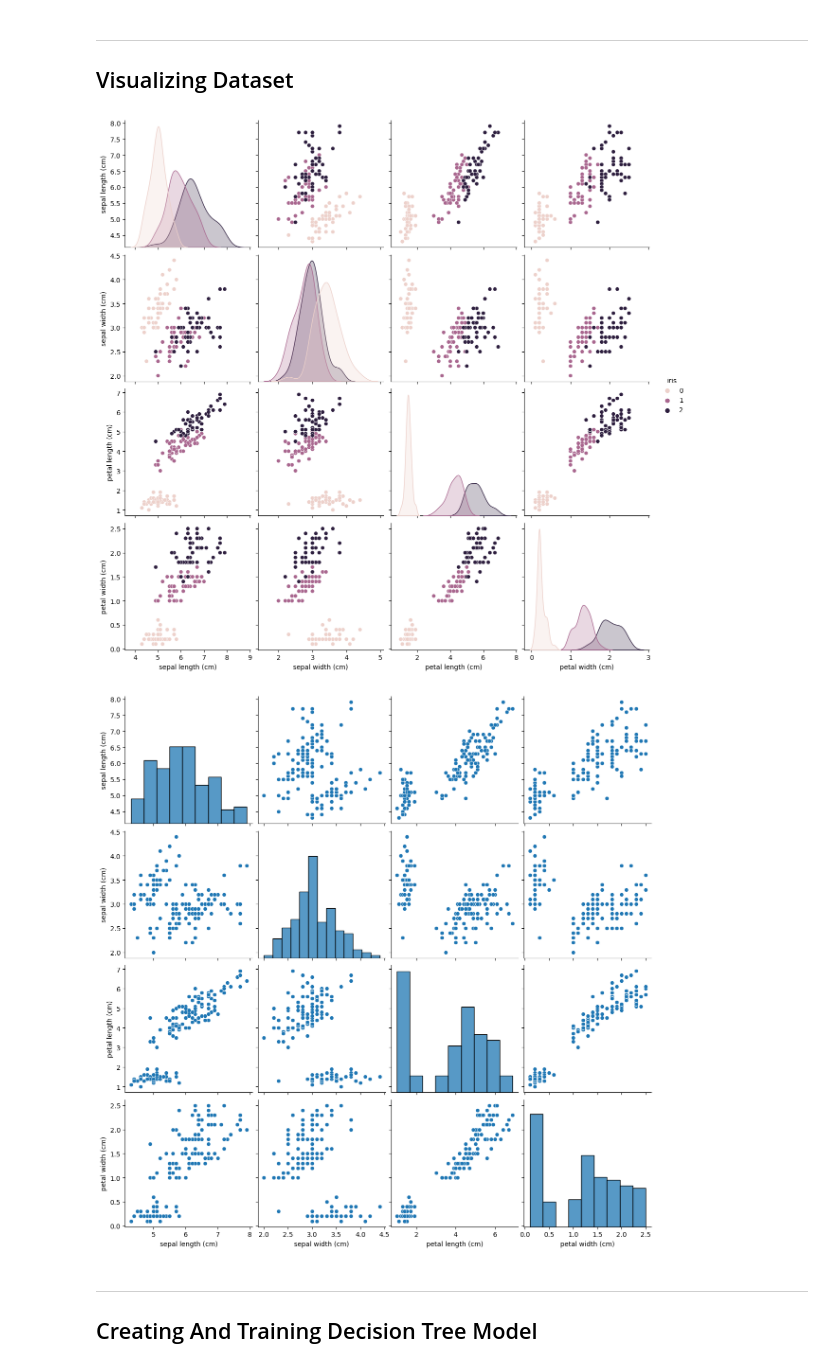
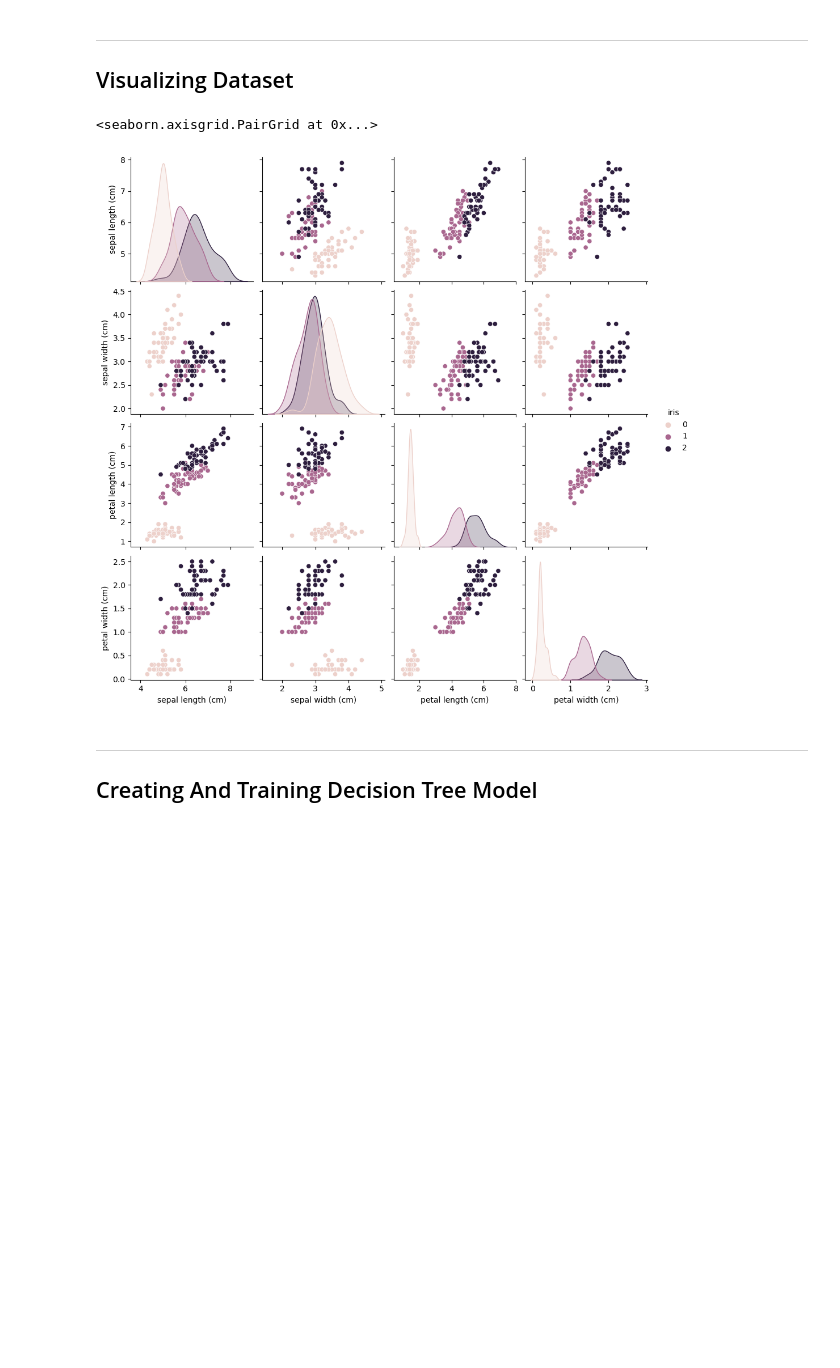
Before and after one commit to Nandhakumarsj/Data-Analysis-Internship, a Jupyter notebook: Decision Tree.ipynb, the cells around one changed output. Drawn from its saved outputs; the diff is of its cells as text; code cells hidden in the pictures; blank space fills up the shorter version.

```diff
--- a/Decision Tree.ipynb
+++ b/Decision Tree.ipynb
@@ -68,13 +68,13 @@ memory usage: 4.8 KB
 ## Visualizing Dataset
 # %%
 df['iris'] = y
-sns.pairplot(df, markers='o', height=3, hue='iris')
+sns.pairplot(df, markers='o', height=2.5, hue='iris') # Based on Iris separated by hue
 df = df.drop(columns=['iris'])
-sns.pairplot(df, markers='o', height=3)
+sns.pairplot(df, markers='o', height=2.5)
 plt.show()
 # %% [output]
+<seaborn.axisgrid.PairGrid at 0x...>
-[figure, old version]
+[figure, new version]
-[figure, removed]
 # %% [markdown]
 ---
 ## Creating And Training Decision Tree Model
```
Also changed, not shown: parts of 3 cells of this notebook, 1 other file.
